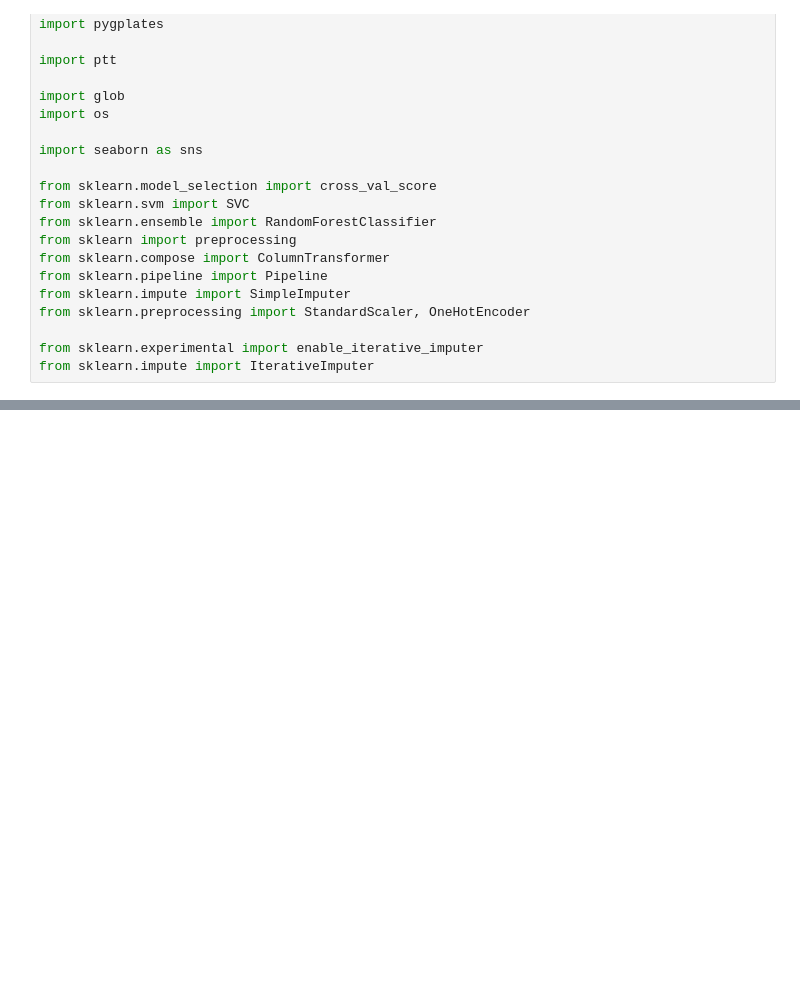
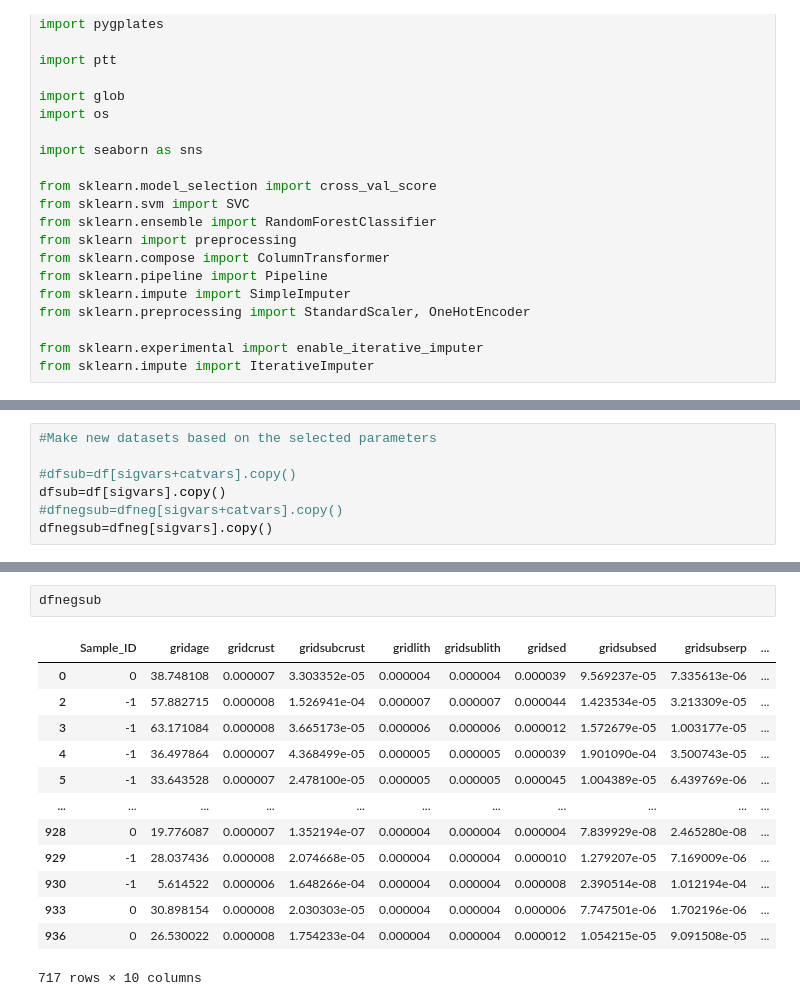
Before and after one commit to Sydney-Informatics-Hub/carbon-volcanics, a Jupyter notebook: VolcanoExplorer.ipynb, the cells around one changed output, grey strips where cells are left out. Drawn from its saved outputs; the diff is of its cells as text; blank space fills up the shorter version.

```diff
--- a/VolcanoExplorer.ipynb
+++ b/VolcanoExplorer.ipynb
@@ -214,0 +120,7 @@ rf = Pipeline(steps=[('preprocessor', preprocessor),
+# %%
+#Make new datasets based on the selected parameters
+
+#dfsub=df[sigvars+catvars].copy()
+dfsub=df[sigvars].copy()
+#dfnegsub=dfneg[sigvars+catvars].copy()
+dfnegsub=dfneg[sigvars].copy()
@@ -292,0 +265,16 @@ plt.show()
+# %%
+dfnegsub
+# %% [output]
+|  | Sample_ID | gridage | gridcrust | gridsubcrust | gridlith | gridsublith | gridsed | gridsubsed | gridsubserp | ... |
+| 0 | 0 | 38.748108 | 0.000007 | 3.303352e-05 | 0.000004 | 0.000004 | 0.000039 | 9.569237e-05 | 7.335613e-06 | ... |
+| 2 | -1 | 57.882715 | 0.000008 | 1.526941e-04 | 0.000007 | 0.000007 | 0.000044 | 1.423534e-05 | 3.213309e-05 | ... |
+| 3 | -1 | 63.171084 | 0.000008 | 3.665173e-05 | 0.000006 | 0.000006 | 0.000012 | 1.572679e-05 | 1.003177e-05 | ... |
+| 4 | -1 | 36.497864 | 0.000007 | 4.368499e-05 | 0.000005 | 0.000005 | 0.000039 | 1.901090e-04 | 3.500743e-05 | ... |
+| 5 | -1 | 33.643528 | 0.000007 | 2.478100e-05 | 0.000005 | 0.000005 | 0.000045 | 1.004389e-05 | 6.439769e-06 | ... |
+| ... | ... | ... | ... | ... | ... | ... | ... | ... | ... | ... |
+| 928 | 0 | 19.776087 | 0.000007 | 1.352194e-07 | 0.000004 | 0.000004 | 0.000004 | 7.839929e-08 | 2.465280e-08 | ... |
+| 929 | -1 | 28.037436 | 0.000008 | 2.074668e-05 | 0.000004 | 0.000004 | 0.000010 | 1.279207e-05 | 7.169009e-06 | ... |
+| 930 | -1 | 5.614522 | 0.000006 | 1.648266e-04 | 0.000004 | 0.000004 | 0.000008 | 2.390514e-08 | 1.012194e-04 | ... |
+| 933 | 0 | 30.898154 | 0.000008 | 2.030303e-05 | 0.000004 | 0.000004 | 0.000006 | 7.747501e-06 | 1.702196e-06 | ... |
+| 936 | 0 | 26.530022 | 0.000008 | 1.754233e-04 | 0.000004 | 0.000004 | 0.000012 | 1.054215e-05 | 9.091508e-05 | ... |
+717 rows × 10 columns
```
Also changed, not shown: parts of 40 cells of this notebook, 7 other files.
